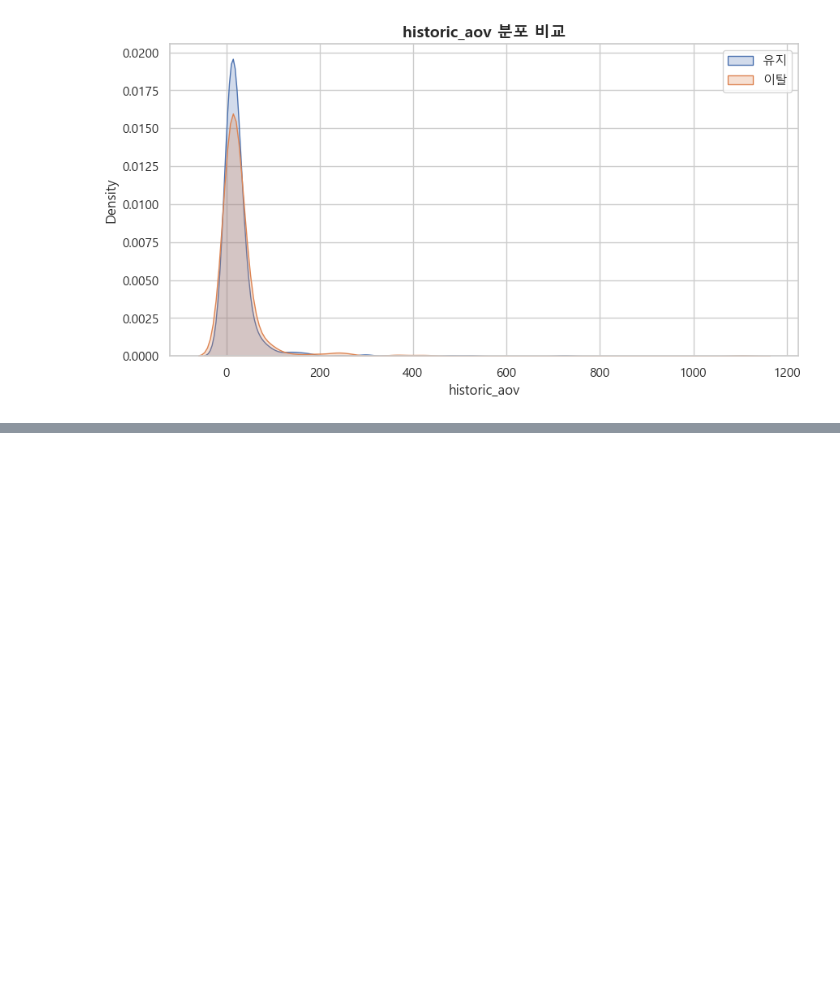
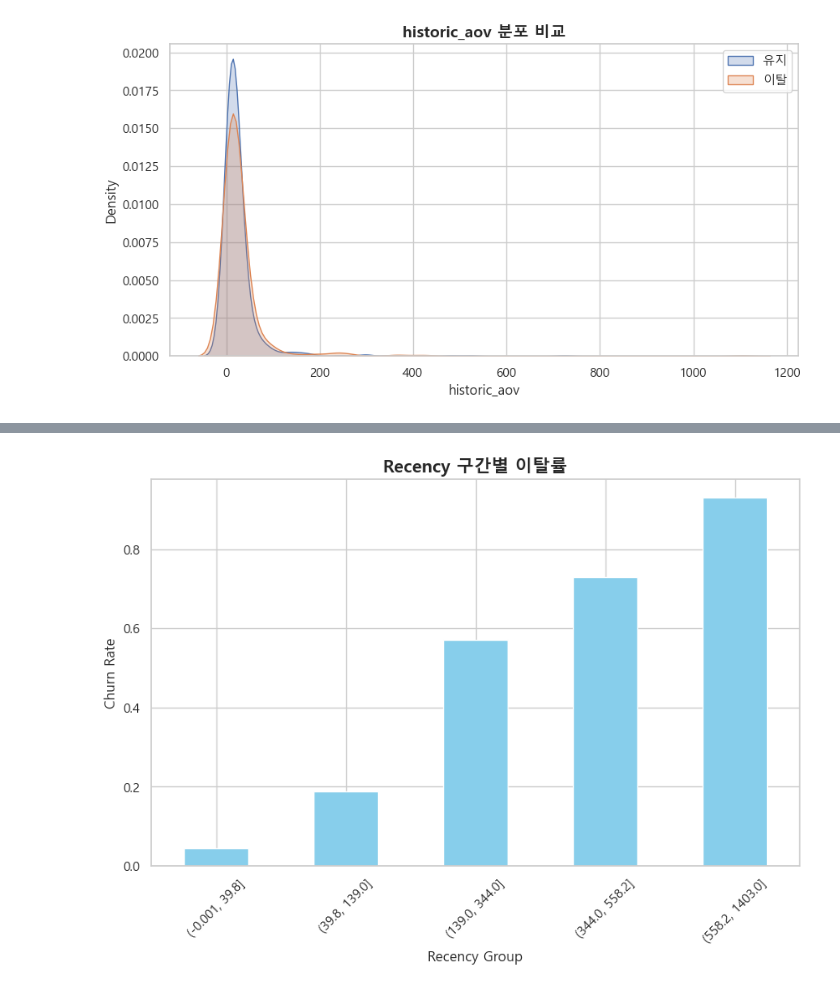
Before and after one commit to SKNETWORKS-FAMILY-AICAMP/SKN28-2nd-4Team, a Jupyter notebook: back_research/myungbin/Packlin/notebooks/EDA.ipynb, the cells around one changed output, grey strips where cells are left out. Saved outputs shown, nothing was run; the diff lists cells and outputs as text; code cells hidden in the pictures; blank space fills up the shorter version.

```diff
--- a/back_research/myungbin/Packlin/notebooks/EDA.ipynb
+++ b/back_research/myungbin/Packlin/notebooks/EDA.ipynb
@@ -391,0 +478,7 @@ for col in core_cols:
+# %%
+# Recency 구간별 이탈률
+df['recency_group'] = pd.qcut(df['recency'], 5)
+
+churn_by_recency = df.groupby('recency_group')['Churn'].mean()
+
+churn_by_recency
@@ -391,0 +493,12 @@ for col in core_cols:
+# %%
+plt.figure(figsize=(10,6))
+
+churn_by_recency.plot(kind='bar', color='skyblue')
+
+plt.title('Recency 구간별 이탈률', fontsize=15, fontweight='bold')
+plt.ylabel('Churn Rate')
+plt.xlabel('Recency Group')
+plt.xticks(rotation=45)
+plt.show()
+# %% [output]
+[figure, added]
```
Also changed, not shown: parts of 19 cells of this notebook, 8 other files.
